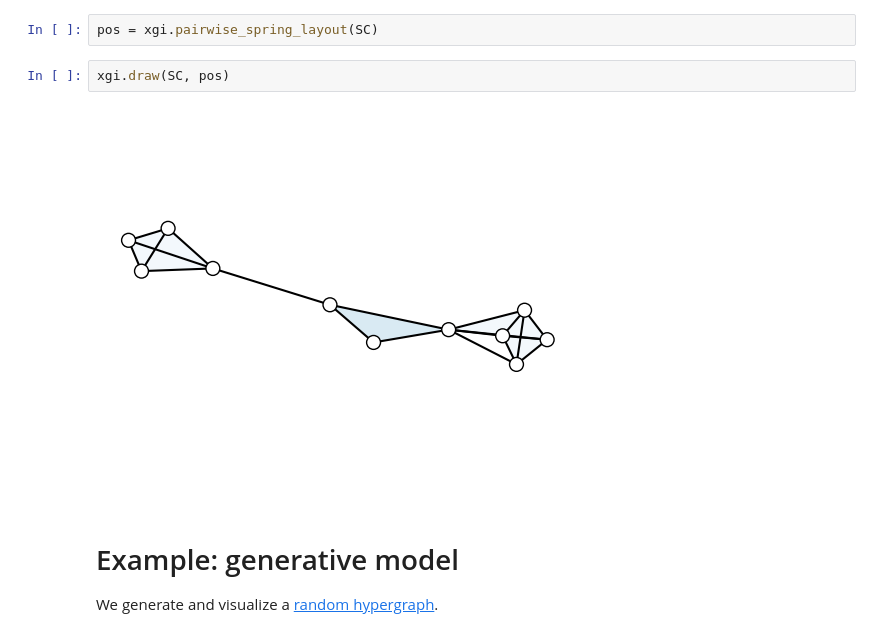
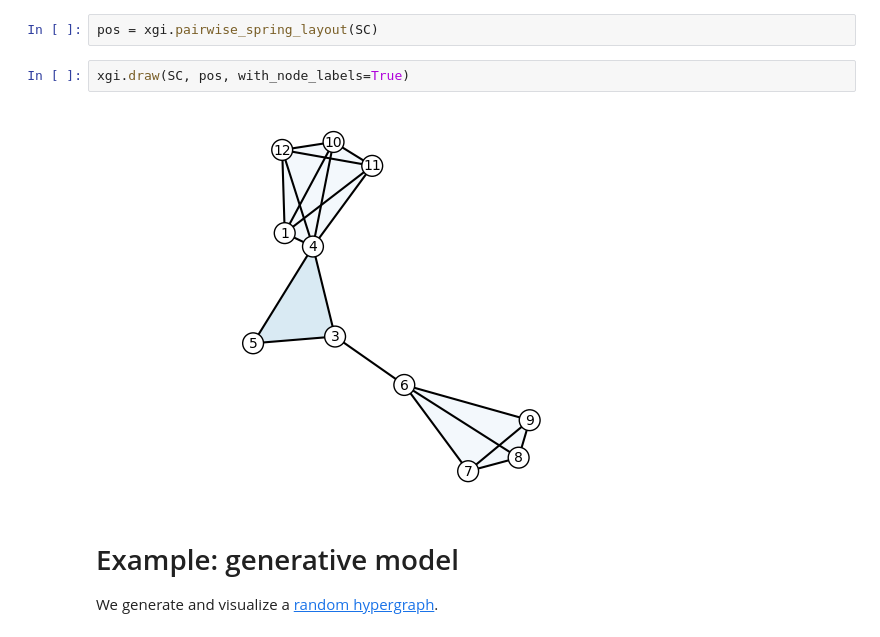
Before and after one commit to xgi-org/xgi, a Jupyter notebook: tutorials/Tutorial 5 - Plotting.ipynb, the cells around one changed output. Saved outputs shown, nothing was run; the diff lists cells and outputs as text.

```diff
--- a/tutorials/Tutorial 5 - Plotting.ipynb
+++ b/tutorials/Tutorial 5 - Plotting.ipynb
@@ -89,9 +97,9 @@ SC.add_simplices_from([[3, 4, 5], [3, 6], [6, 7, 8, 9], [1, 4, 10, 11, 12], [1,
 # %%
 pos = xgi.pairwise_spring_layout(SC)
 # %%
-xgi.draw(SC, pos)
+xgi.draw(SC, pos, with_node_labels=True)
 # %% [output]
-[figure, old version]
+[figure, new version]
 # %% [markdown]
 # Example: generative model
 We generate and visualize a [random hypergraph](https://doi.org/10.1093/comnet/cnx001).
```
Also changed, not shown: parts of 9 cells of this notebook, 1 other file.
